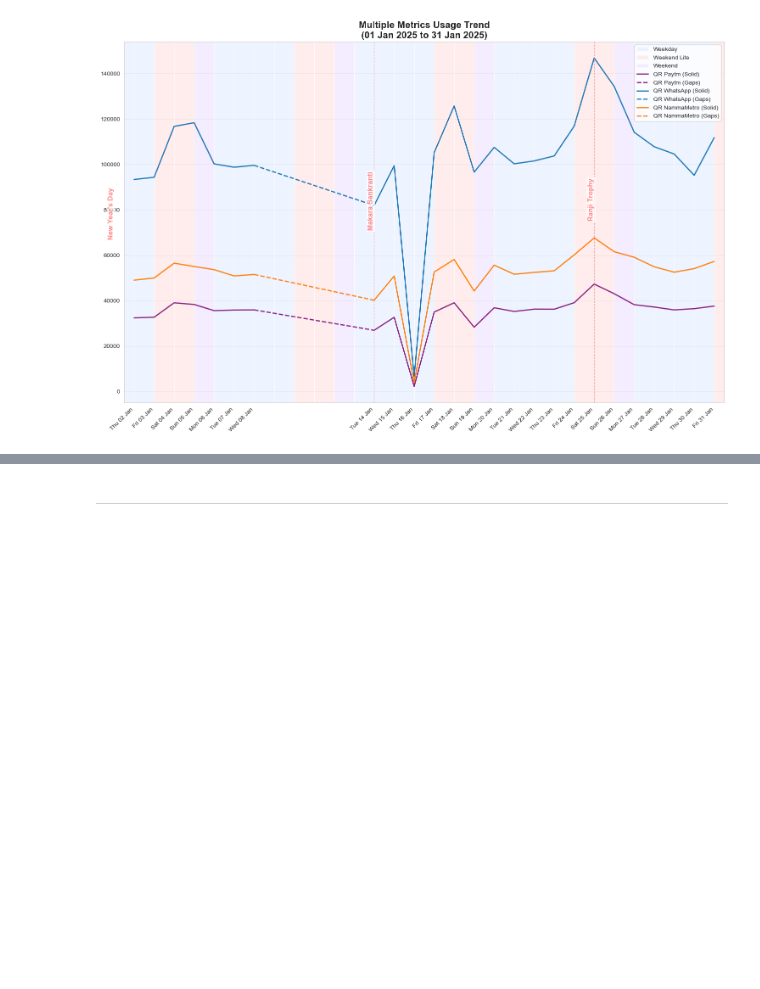
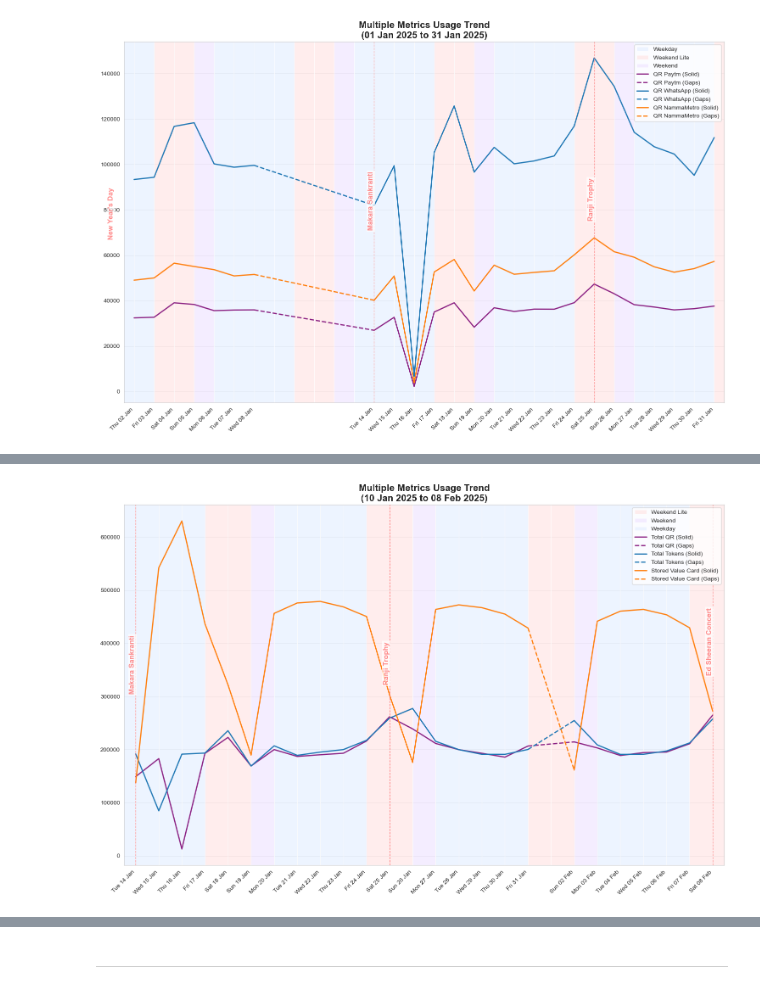
Before and after one commit to thecont1/namma-metro-ridership-tracker, a Jupyter notebook: ridership_3analysis.ipynb, the cells around one changed output, grey strips where cells are left out. Saved outputs shown, nothing was run; the diff lists cells and outputs as text; code cells hidden in the pictures; blank space fills up the shorter version.

```diff
--- a/ridership_3analysis.ipynb
+++ b/ridership_3analysis.ipynb
@@ -1943,0 +2058,12 @@ ax = plot_passes_trend(df2,
+# %%
+end_date = '2025-02-08'
+number_of_days = 30
+pass_types = ['Total QR', 'Total Tokens', 'Stored Value Card', ]
+
+ax = plot_passes_trend(df,
+                number_of_days=number_of_days,
+                end_date=end_date,
+                pass_types=pass_types,
+                significant_dates=True)
+# %% [output]
+[figure, added]
```
Also changed, not shown: parts of 27 cells of this notebook, 1 other file.
